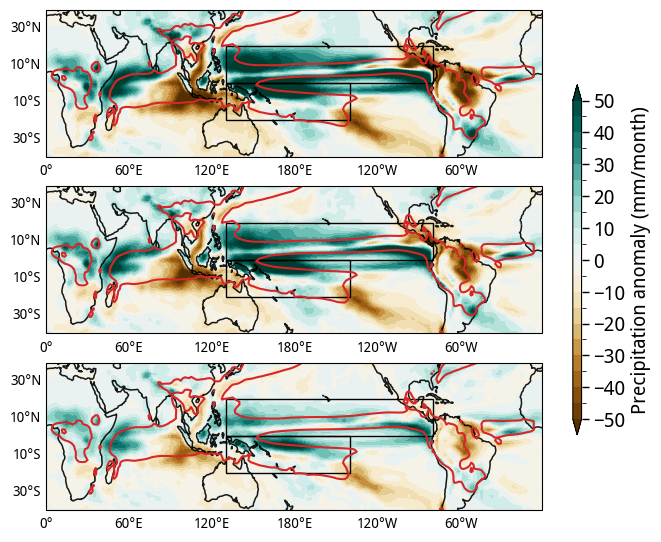
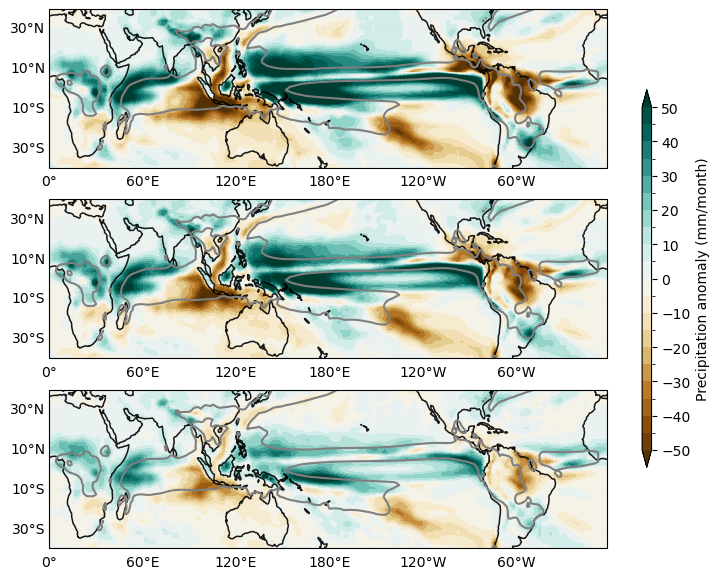
Code edit (unified diff) that turned the first committed figure into the second:
--- before
+++ after
@@ -1,4 +1,4 @@
-plot_maps(xx, yy, plot_list, ['']*3, ['']*3, cmap='BrBG', levels = np.linspace(-50, 50, 21), pval = [], draw_winds=False, u_wnd=[], v_wnd=[], wind_scale=20, draw_contour=True, contour_data=contour_data, contour_levels=[150], contour_colors='tab:red',
+plot_maps(xx, yy, plot_list, ['']*3, ['']*3, cmap='BrBG', levels = np.linspace(-50, 50, 21), pval = [], draw_winds=False, u_wnd=[], v_wnd=[], wind_scale=20, draw_contour=True, contour_data=contour_data, contour_levels=[150], contour_colors='tab:gray',
             set_locator=True, yloc=[-30, -10, 10, 30], xloc=[-120, -60, 0, 60, 120, 180],
-            nrows=3, ncols=1, figsize=(8,6.5), land_mask_list = [], add_patch=True, add_patch_extra=False, hatch_type = 'insig', proj=ccrs.PlateCarree(central_longitude=180),
+            nrows=3, ncols=1, figsize=(9,7), land_mask_list = [], add_patch=False, add_patch_extra=False, hatch_type = 'insig', proj=ccrs.PlateCarree(central_longitude=180),
             cbar_kwargs=dict(orientation='vertical', label='Precipitation anomaly (mm/month)', aspect=40, shrink=0.7, pad=0.05), draw_labels=True, draw_colorbar=True, auto_aspect=True)

Commit: reorganisation and udpating the heat transport plots and thermocline changes